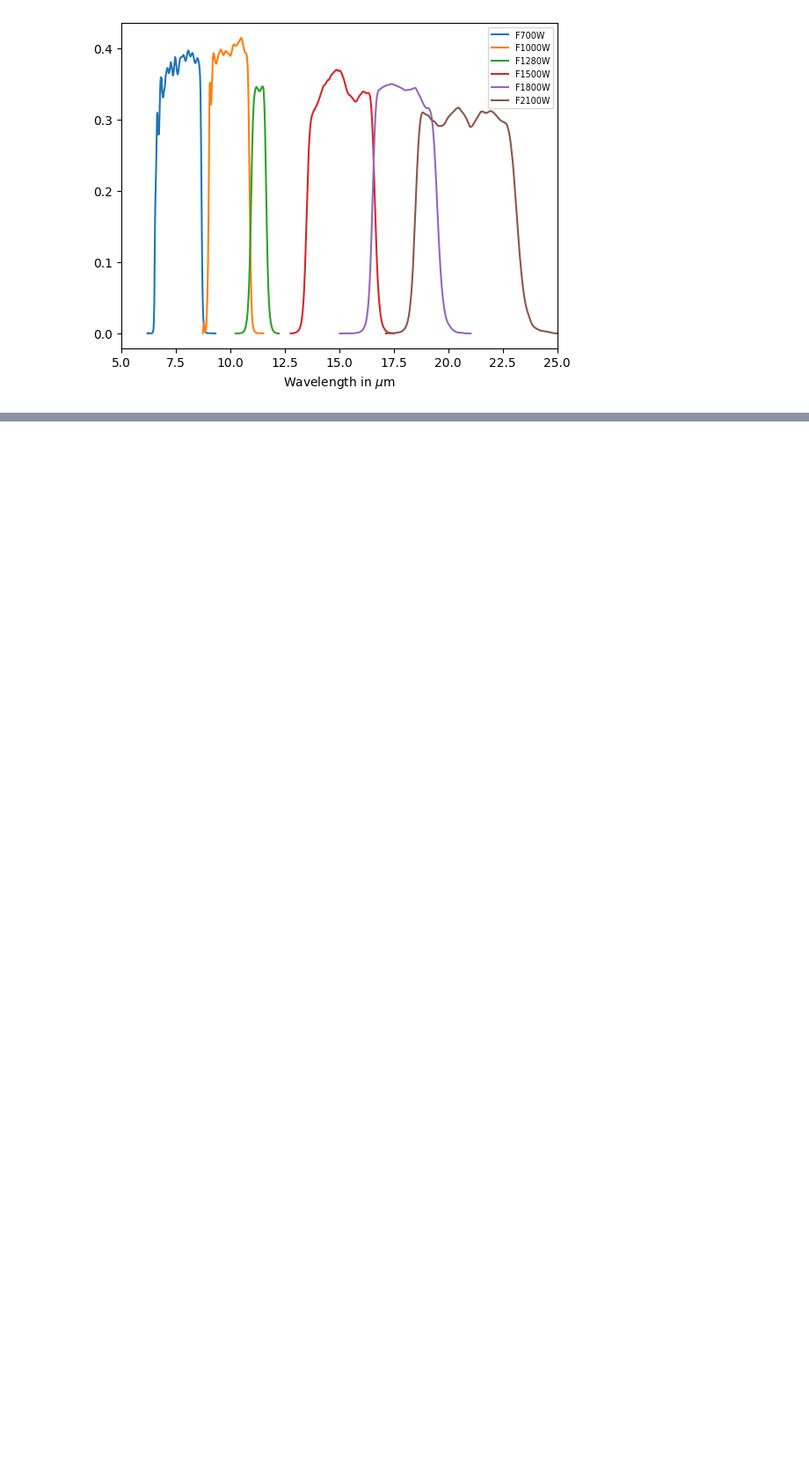
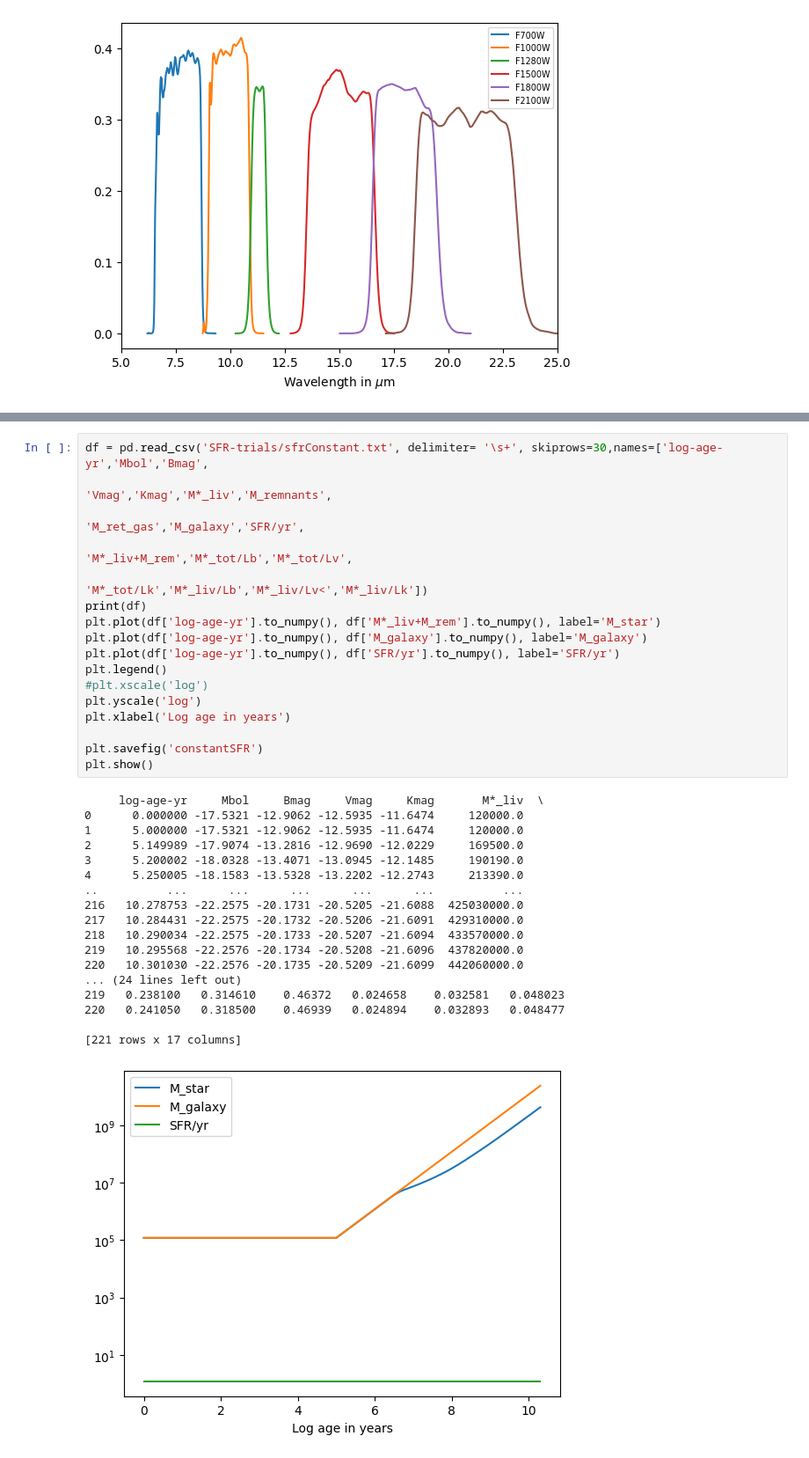
Before and after one commit to clilje/summer_2023, a Jupyter notebook: Week 1/filter-check.ipynb, the cells around one changed output, grey strips where cells are left out. Shown: that part at 88% size. Drawn from its saved outputs; the diff is of its cells as text; blank space fills up the shorter version.

```diff
--- a/Week 1/filter-check.ipynb
+++ b/Week 1/filter-check.ipynb
@@ -87,0 +99,36 @@ print(df)
+# %%
+df = pd.read_csv('SFR-trials/sfrConstant.txt', delimiter= '\s+', skiprows=30,names=['log-age-yr','Mbol','Bmag',
+                                                                             'Vmag','Kmag','M*_liv','M_remnants',
+                                                                             'M_ret_gas','M_galaxy','SFR/yr',
+                                                                             'M*_liv+M_rem','M*_tot/Lb','M*_tot/Lv',
+                                                                             'M*_tot/Lk','M*_liv/Lb','M*_liv/Lv<','M*_liv/Lk'])
+print(df)
+plt.plot(df['log-age-yr'].to_numpy(), df['M*_liv+M_rem'].to_numpy(), label='M_star')
+plt.plot(df['log-age-yr'].to_numpy(), df['M_galaxy'].to_numpy(), label='M_galaxy')
+plt.plot(df['log-age-yr'].to_numpy(), df['SFR/yr'].to_numpy(), label='SFR/yr')
+plt.legend()
+#plt.xscale('log')
+plt.yscale('log')
+plt.xlabel('Log age in years')
+
+plt.savefig('constantSFR')
+plt.show()
+# %% [output]
+     log-age-yr     Mbol     Bmag     Vmag     Kmag       M*_liv  \
+0      0.000000 -17.5321 -12.9062 -12.5935 -11.6474     120000.0
+1      5.000000 -17.5321 -12.9062 -12.5935 -11.6474     120000.0
+2      5.149989 -17.9074 -13.2816 -12.9690 -12.0229     169500.0
+3      5.200002 -18.0328 -13.4071 -13.0945 -12.1485     190190.0
+4      5.250005 -18.1583 -13.5328 -13.2202 -12.2743     213390.0
+..          ...      ...      ...      ...      ...          ...
+216   10.278753 -22.2575 -20.1731 -20.5205 -21.6088  425030000.0
+217   10.284431 -22.2575 -20.1732 -20.5206 -21.6091  429310000.0
+218   10.290034 -22.2575 -20.1733 -20.5207 -21.6094  433570000.0
+219   10.295568 -22.2576 -20.1734 -20.5208 -21.6096  437820000.0
+220   10.301030 -22.2576 -20.1735 -20.5209 -21.6099  442060000.0
+... (24 lines left out)
+219   0.238100   0.314610    0.46372   0.024658    0.032581   0.048023
+220   0.241050   0.318500    0.46939   0.024894    0.032893   0.048477
+
+[221 rows x 17 columns]
+[figure, added]
```
Also changed, not shown: parts of 4 cells of this notebook, 8 other files.
